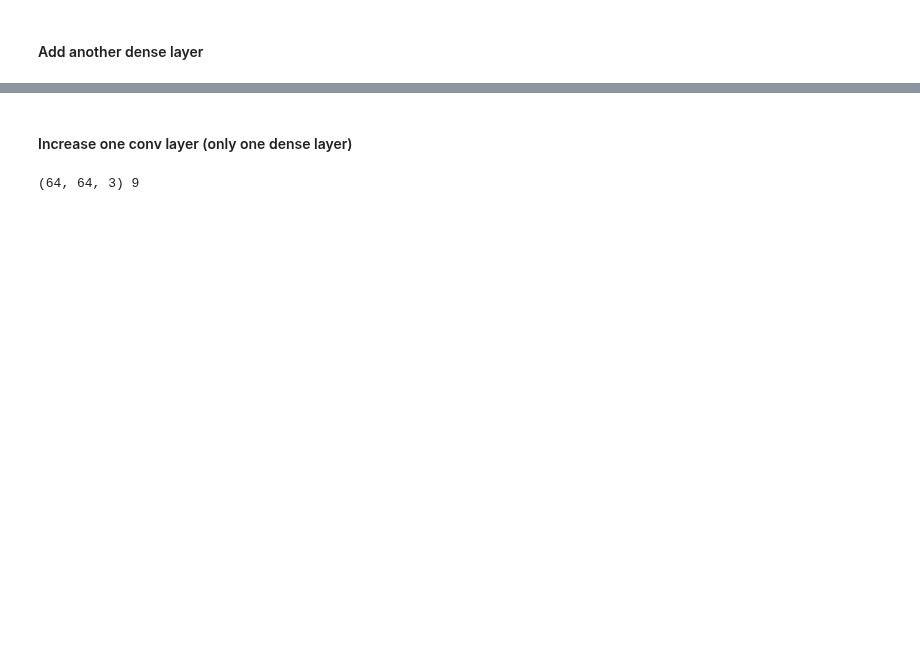
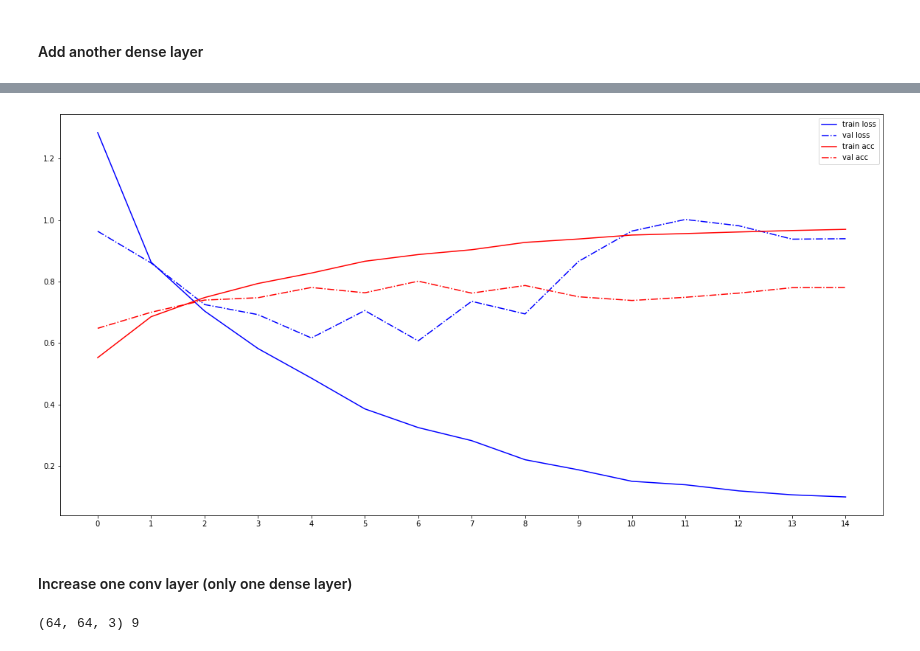
Before and after one commit to rajbircit/assignments, a Jupyter notebook: dl_a2/dl_assignment2_master.ipynb, the cells around one changed output, grey strips where cells are left out. Saved outputs shown, nothing was run; the diff lists cells and outputs as text; code cells hidden in the pictures; blank space fills up the shorter version.

```diff
--- a/dl_a2/dl_assignment2_master.ipynb
+++ b/dl_a2/dl_assignment2_master.ipynb
@@ -248,0 +287,3 @@ Best validation loss: 0.6088783740997314, epoch = 6
+# %%
+plot.plot_history(history, N_EPOCHS, model.name)
+# %% [output]
@@ -249,3 +292,4 @@ Best validation loss: 0.6088783740997314, epoch = 6
+[figure, added]
 # %% [markdown]
 #### Increase one conv layer (only one dense layer)
 # %%
```
Also changed, not shown: parts of 19 cells of this notebook.
